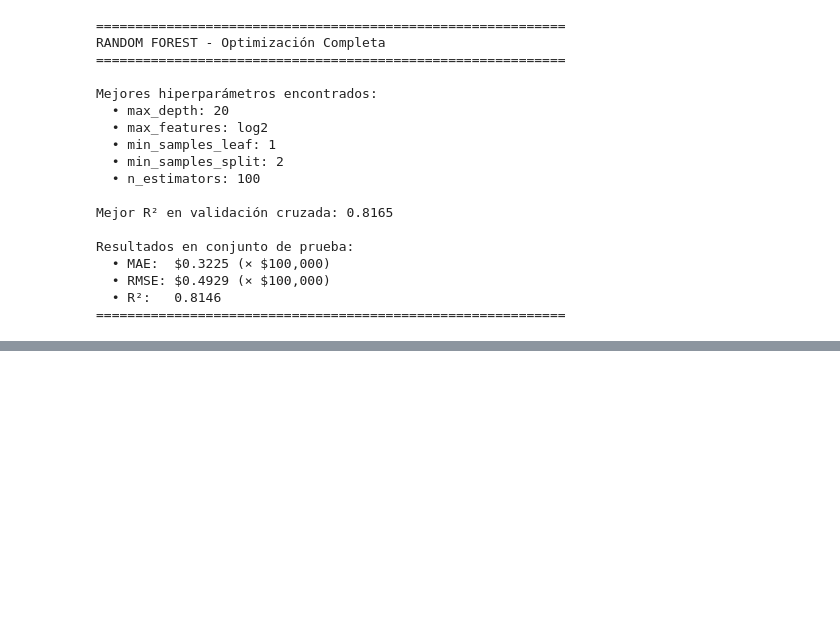
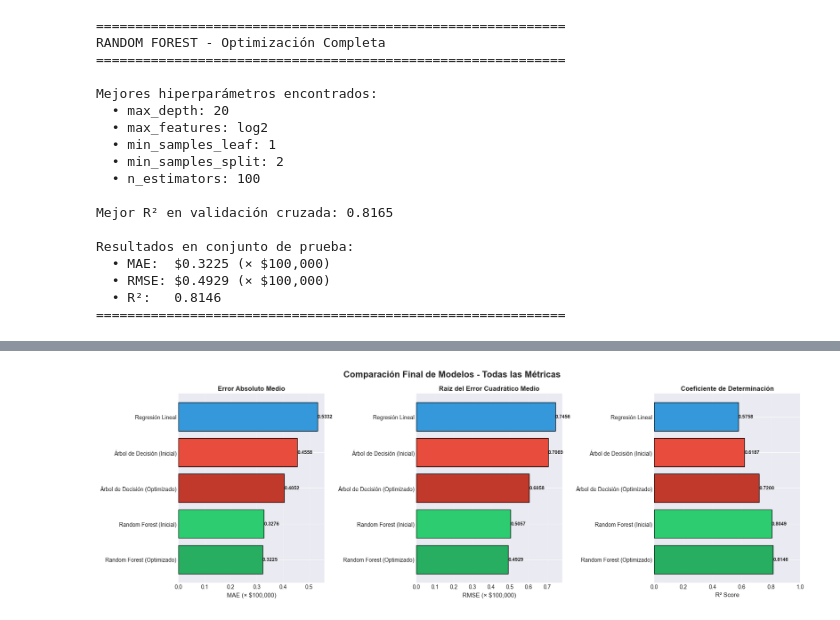
Before and after one commit to nicoCT04/Aprendizaje_Supervisado_IA_LAB, a Jupyter notebook: Parte1_regresion_cf.ipynb, the cells around one changed output, grey strips where cells are left out. Saved outputs shown, nothing was run; the diff lists cells and outputs as text; code cells hidden in the pictures; blank space fills up the shorter version.

```diff
--- a/Parte1_regresion_cf.ipynb
+++ b/Parte1_regresion_cf.ipynb
@@ -671,0 +691,15 @@ Resultados en conjunto de prueba:
+# %%
+# Crear DataFrame de comparación final
+comparacion_final = pd.DataFrame({
+   'Modelo': ['Regresión Lineal', 'Árbol de Decisión (Inicial)', 'Árbol de Decisión (Optimizado)',
+            'Random Forest (Inicial)', 'Random Forest (Optimizado)'],
+   'MAE': [mae_lr, mae_dt, mae_dt_opt, mae_rf, mae_rf_opt],
+   'RMSE': [rmse_lr, rmse_dt, rmse_dt_opt, rmse_rf, rmse_rf_opt],
+   'R²': [r2_lr, r2_dt, r2_dt_opt, r2_rf, r2_rf_opt]
+})
+
+print("\n" + "=" * 80)
+print("COMPARACIÓN FINAL DE TODOS LOS MODELOS")
+print("=" * 80)
+print("\n", comparacion_final.to_string(index=False))
+print("\n" + "=" * 80)
@@ -671,0 +719,49 @@ Resultados en conjunto de prueba:
+# %%
+# Visualización comparativa final
+fig, axes = plt.subplots(1, 3, figsize=(18, 6))
+fig.suptitle('Comparación Final de Modelos - Todas las Métricas', fontsize=16, fontweight='bold')
+
+modelos = comparacion_final['Modelo']
+colors_extended = ['#3498db', '#e74c3c', '#c0392b', '#2ecc71', '#27ae60']
+
+# MAE
+bars1 = axes[0].barh(modelos, comparacion_final['MAE'], color=colors_extended, edgecolor='black')
+axes[0].set_xlabel('MAE (× $100,000)', fontsize=11)
+axes[0].set_title('Error Absoluto Medio', fontsize=12, fontweight='bold')
+axes[0].grid(True, alpha=0.3, axis='x')
+axes[0].invert_yaxis()
+# Añadir valores
+for i, bar in enumerate(bars1):
+   width = bar.get_width()
+   axes[0].text(width, bar.get_y() + bar.get_height()/2, f'{width:.4f}',
+               ha='left', va='center', fontsize=9, fontweight='bold')
+
+# RMSE
+bars2 = axes[1].barh(modelos, comparacion_final['RMSE'], color=colors_extended, edgecolor='black')
+axes[1].set_xlabel('RMSE (× $100,000)', fontsize=11)
+axes[1].set_title('Raíz del Error Cuadrático Medio', fontsize=12, fontweight='bold')
+axes[1].grid(True, alpha=0.3, axis='x')
+axes[1].invert_yaxis()
+# Añadir valores
+for i, bar in enumerate(bars2):
+    width = bar.get_width()
+    axes[1].text(width, bar.get_y() + bar.get_height()/2, f'{width:.4f}',
+                ha='left', va='center', fontsize=9, fontweight='bold')
+
+# R²
+bars3 = axes[2].barh(modelos, comparacion_final['R²'], color=colors_extended, edgecolor='black')
+axes[2].set_xlabel('R² Score', fontsize=11)
+axes[2].set_title('Coeficiente de Determinación', fontsize=12, fontweight='bold')
+axes[2].grid(True, alpha=0.3, axis='x')
+axes[2].set_xlim([0, 1])
+axes[2].invert_yaxis()
+# Añadir valores
+for i, bar in enumerate(bars3):
+    width = bar.get_width()
+    axes[2].text(width, bar.get_y() + bar.get_height()/2, f'{width:.4f}',
+                ha='left', va='center', fontsize=9, fontweight='bold')
+
+plt.tight_layout()
+plt.show()
+# %% [output]
+[figure, added]
```
Also changed, not shown: parts of 4 cells of this notebook.
